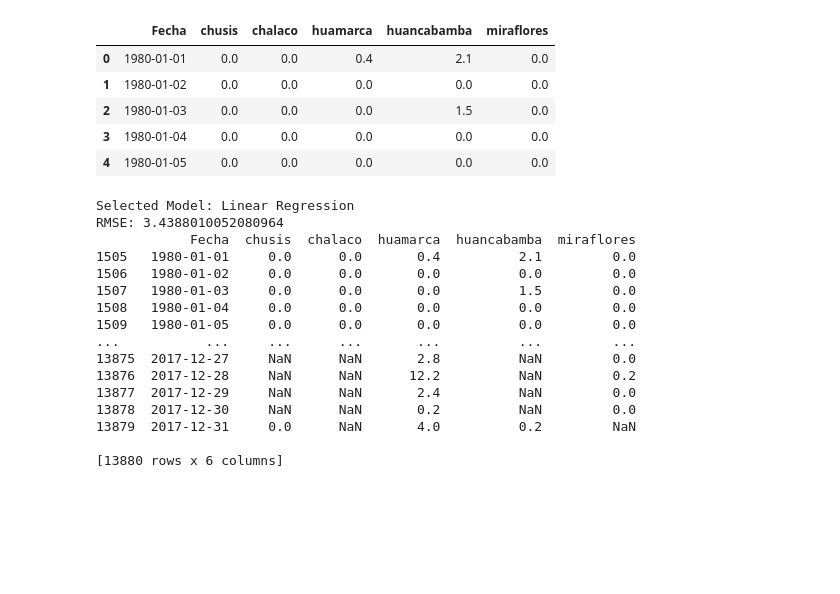
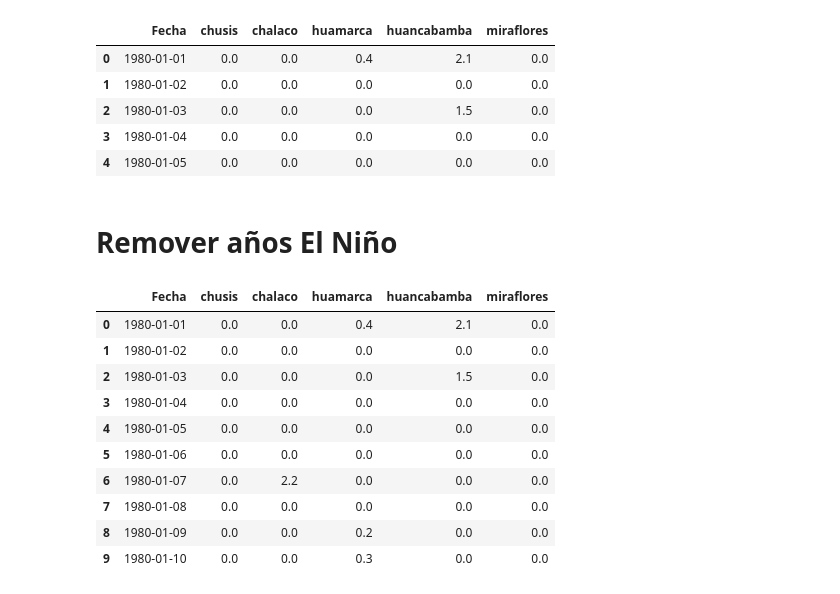
Before and after one commit to JoseZevallosR/piura_river, a Jupyter notebook: notebooks/Data_imputation.ipynb, the cells around one changed output. Cells and saved outputs as stored; diff of their text form; code cells hidden in the pictures; blank space fills up the shorter version.

```diff
--- a/notebooks/Data_imputation.ipynb
+++ b/notebooks/Data_imputation.ipynb
@@ -92,29 +92,39 @@ obs.head()
 | 2 | 1980-01-03 | 0.0 | 0.0 | 0.0 | 1.5 | 0.0 |
 | 3 | 1980-01-04 | 0.0 | 0.0 | 0.0 | 0.0 | 0.0 |
 | 4 | 1980-01-05 | 0.0 | 0.0 | 0.0 | 0.0 | 0.0 |
-# %%
-# Example usage: Complete data for 'VIRREY' station and get the selected model name and RMSE
-completed_df, model_name, model_rmse = complete_missing_data(obs, 'chusis')
-print(f"Selected Model: {model_name}")
-print(f"RMSE: {model_rmse}")
-print(completed_df)
-# %% [output]
-Selected Model: Linear Regression
-RMSE: 3.4388010052080964
-            Fecha  chusis  chalaco  huamarca  huancabamba  miraflores
-1505   1980-01-01     0.0      0.0       0.4          2.1         0.0
-1506   1980-01-02     0.0      0.0       0.0          0.0         0.0
-1507   1980-01-03     0.0      0.0       0.0          1.5         0.0
-1508   1980-01-04     0.0      0.0       0.0          0.0         0.0
-1509   1980-01-05     0.0      0.0       0.0          0.0         0.0
-...           ...     ...      ...       ...          ...         ...
-13875  2017-12-27     NaN      NaN       2.8          NaN         0.0
-13876  2017-12-28     NaN      NaN      12.2          NaN         0.2
-13877  2017-12-29     NaN      NaN       2.4          NaN         0.0
-13878  2017-12-30     NaN      NaN       0.2          NaN         0.0
-13879  2017-12-31     0.0      NaN       4.0          0.2         NaN
-
-[13880 rows x 6 columns]
+# %% [markdown]
+# Remover años El Niño
+# %%
+def remove_years(df, years_to_remove):
+    # Ensure 'Fecha' is in datetime format
+    df['Fecha'] = pd.to_datetime(df['Fecha'])
+
+    # Filter out the rows where the year of the 'Fecha' column is in the years_to_remove list
+    df_filtered = df[~df['Fecha'].dt.year.isin(years_to_remove)]
+
+    return df_filtered
+
+
+# List of years to remove
+years_to_remove = [1982,1983,1998,2017]
+
+# Remove the specified years
+obs = remove_years(obs, years_to_remove)
+
+# Display the result
+obs.head(10)
+# %% [output]
+|  | Fecha | chusis | chalaco | huamarca | huancabamba | miraflores |
+| 0 | 1980-01-01 | 0.0 | 0.0 | 0.4 | 2.1 | 0.0 |
+| 1 | 1980-01-02 | 0.0 | 0.0 | 0.0 | 0.0 | 0.0 |
+| 2 | 1980-01-03 | 0.0 | 0.0 | 0.0 | 1.5 | 0.0 |
+| 3 | 1980-01-04 | 0.0 | 0.0 | 0.0 | 0.0 | 0.0 |
+| 4 | 1980-01-05 | 0.0 | 0.0 | 0.0 | 0.0 | 0.0 |
+| 5 | 1980-01-06 | 0.0 | 0.0 | 0.0 | 0.0 | 0.0 |
+| 6 | 1980-01-07 | 0.0 | 2.2 | 0.0 | 0.0 | 0.0 |
+| 7 | 1980-01-08 | 0.0 | 0.0 | 0.0 | 0.0 | 0.0 |
+| 8 | 1980-01-09 | 0.0 | 0.0 | 0.2 | 0.0 | 0.0 |
+| 9 | 1980-01-10 | 0.0 | 0.0 | 0.3 | 0.0 | 0.0 |
 # %%
 nan_percentages = obs.isna().mean() * 100
 # Sort columns based on NaN percentages in ascending order
```
Also changed, not shown: parts of 12 cells of this notebook, 2 other files.
